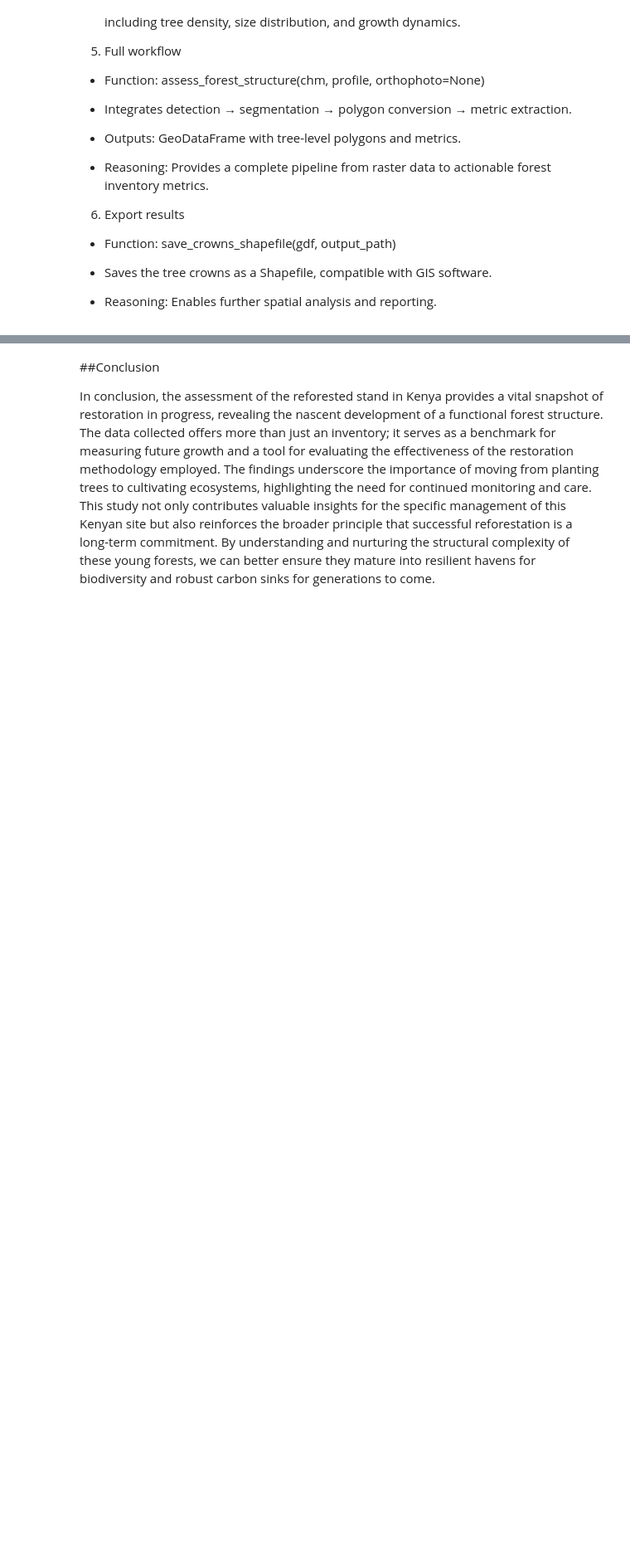
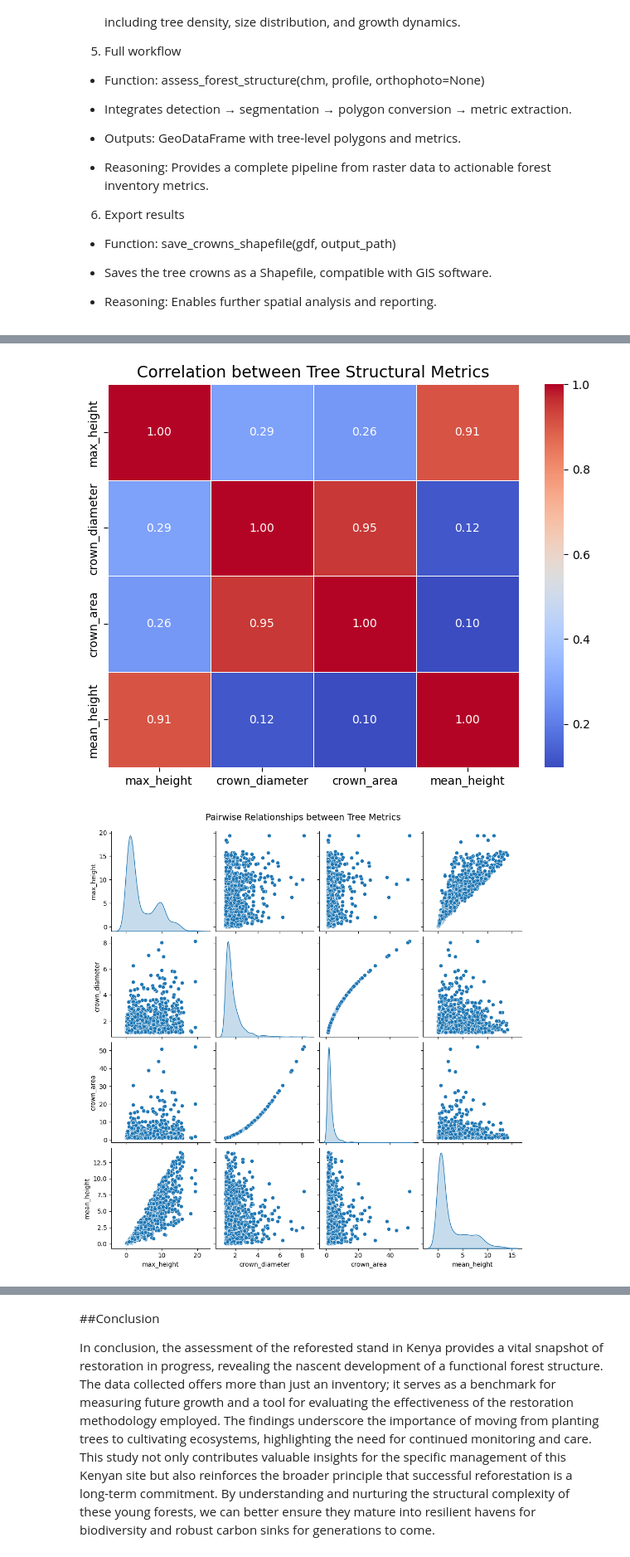
Before and after one commit to mbatiasonic/Drone_MiniProject, a Jupyter notebook: Drone_MiniProject.ipynb, the cells around one changed output, grey strips where cells are left out. Shown at 83% size. Drawn from its saved outputs; the diff is of its cells as text; code cells hidden in the pictures; blank space fills up the shorter version.

```diff
--- a/Drone_MiniProject.ipynb
+++ b/Drone_MiniProject.ipynb
@@ -310,0 +311,22 @@ assess.plot_crown_metrics(tree_gdf)
+# %%
+from fynesse import assess
+
+# Path to your CSV with tree metrics
+csv_path = "/content/Drone_MiniProject/Output/tree_crowns_metrics.csv"
+
+# Run correlation analysis
+corr_matrix, significance = assess.analyze_metric_correlations(
+    csv_path,
+    columns=["max_height", "crown_diameter", "crown_area", "mean_height"],
+    output_path="/content/Drone_MiniProject/Output/correlation_heatmap.png"
+)
+
+# Show results
+print("\nCorrelation Matrix:\n", corr_matrix)
+
+print("\nSignificance Results (correlation & p-values):")
+for pair, stats in significance.items():
+    print(f"{pair}: correlation={stats['correlation']:.2f}, p={stats['p_value']:.4f}")
+# %% [output]
+[figure, added]
+[figure, added]
```
Also changed, not shown: parts of 5 cells of this notebook.
